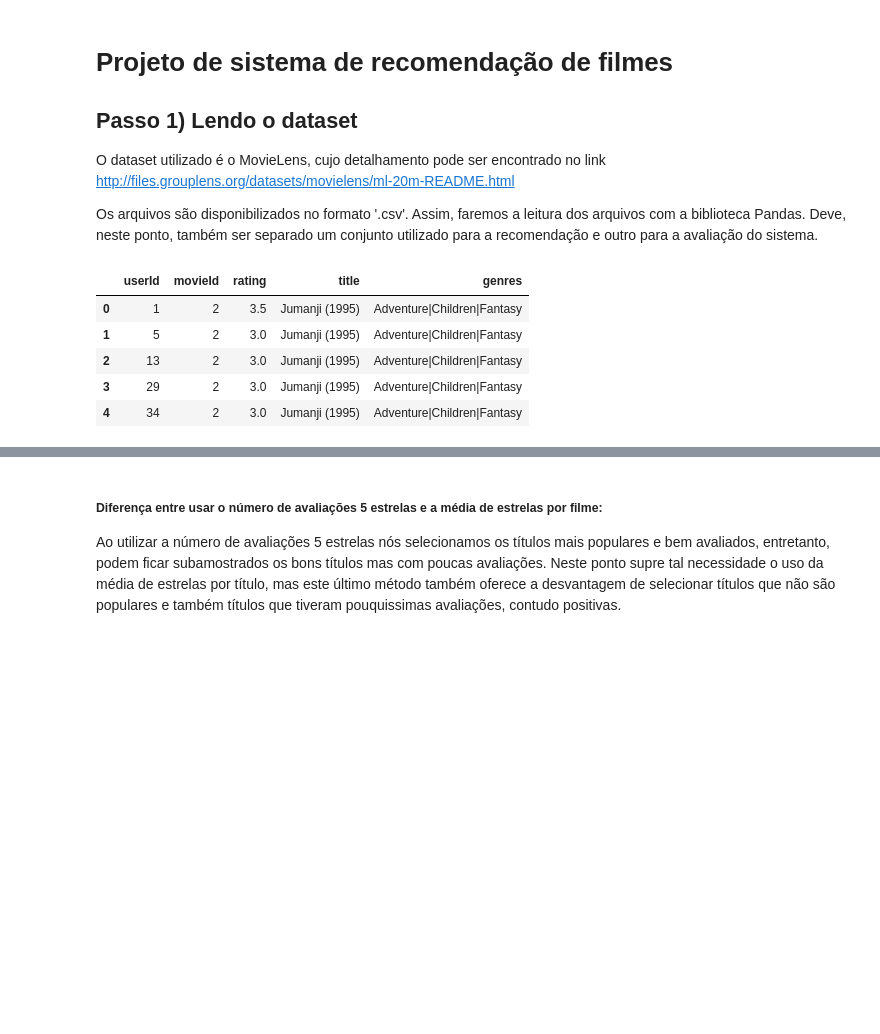
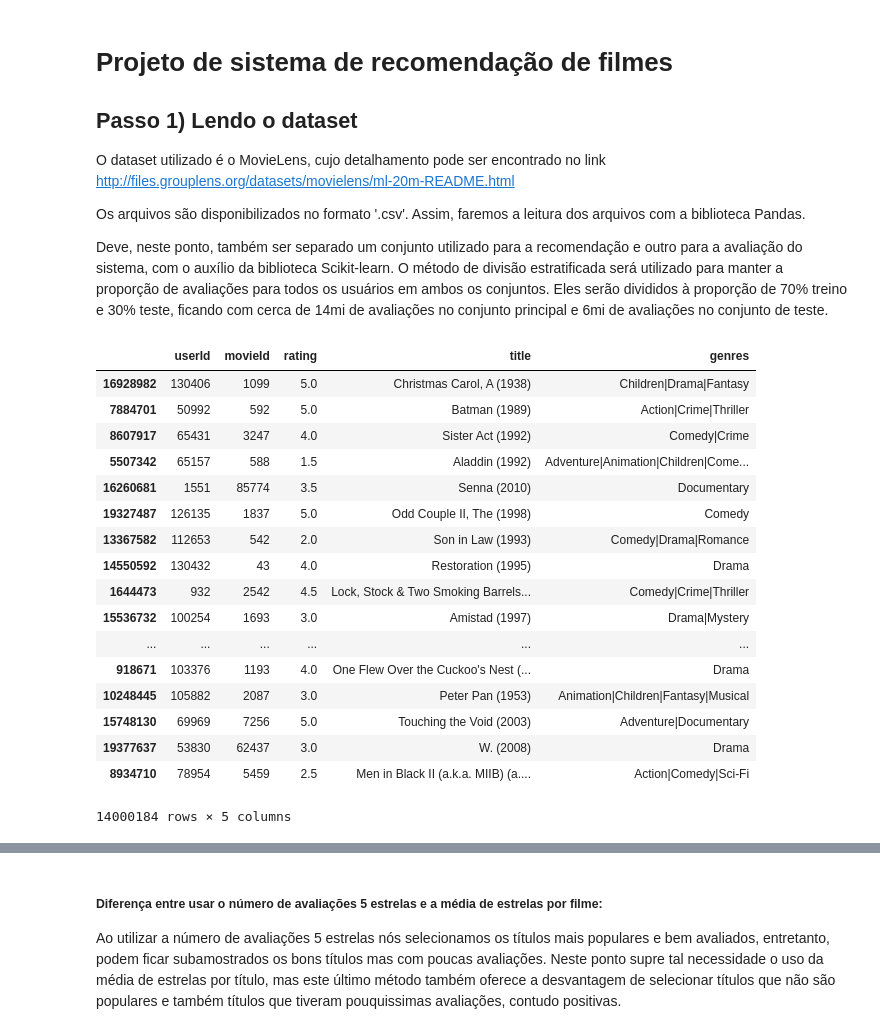
Before and after one commit to marivgonzales/recomendation_system, a Jupyter notebook: recomend_system.ipynb, the cells around one changed output, grey strips where cells are left out. Saved outputs shown, nothing was run; the diff lists cells and outputs as text; code cells hidden in the pictures; blank space fills up the shorter version.

Commit message:
Adding the evaluation step to both of documents

```diff
--- a/recomend_system.ipynb
+++ b/recomend_system.ipynb
@@ -5,7 +5,8 @@
 O dataset utilizado é o MovieLens, cujo detalhamento pode ser encontrado no link http://files.grouplens.org/datasets/movielens/ml-20m-README.html
 
 Os arquivos são disponibilizados no formato '.csv'. Assim, faremos a leitura dos arquivos com a biblioteca Pandas.
-Deve, neste ponto, também ser separado um conjunto utilizado para a recomendação e outro para a avaliação do sistema.
+
+Deve, neste ponto, também ser separado um conjunto utilizado para a recomendação e outro para a avaliação do sistema, com o auxílio da biblioteca Scikit-learn. O método de divisão estratificada será utilizado para manter a proporção de avaliações para todos os usuários em ambos os conjuntos. Eles serão divididos à proporção de 70% treino e 30% teste, ficando com cerca de 14mi de avaliações no conjunto principal e 6mi de avaliações no conjunto de teste.
 # %%
 # Importando os pacotes necessários
 import numpy as np
@@ -17,16 +19,35 @@ import re
 # %%
 # Lendo os arquivos
 ratings = pd.read_csv('ml-20m/ratings.csv')
 movies = pd.read_csv('ml-20m/movies.csv')
 #tags = pd.read_csv('ml-20m/tags.csv')
 
 # Mesclando os dados dos filmes com as avaliações
-ratings_movies = pd.merge(ratings, movies, on='movieId').drop('timestamp', axis=1)
-ratings_movies.head(5)
+ratings_movies_all = pd.merge(ratings, movies, on='movieId').drop('timestamp', axis=1)
+
+# Separando os índices para os conjuntos de treino e teste
+split = StratifiedShuffleSplit(n_splits=1,test_size=0.3)
+indices_train, indices_test = next(split.split(np.zeros(len(ratings_movies_all['userId'])), ratings_movies_all['userId']))
+
+# Definindo o conjunto de treino, ou principal
+ratings_movies = ratings_movies_all.iloc[indices_train]
+ratings_movies
 # %% [output]
 |  | userId | movieId | rating | title | genres |
-| 0 | 1 | 2 | 3.5 | Jumanji (1995) | Adventure|Children|Fantasy |
-| 1 | 5 | 2 | 3.0 | Jumanji (1995) | Adventure|Children|Fantasy |
-| 2 | 13 | 2 | 3.0 | Jumanji (1995) | Adventure|Children|Fantasy |
-| 3 | 29 | 2 | 3.0 | Jumanji (1995) | Adventure|Children|Fantasy |
-| 4 | 34 | 2 | 3.0 | Jumanji (1995) | Adventure|Children|Fantasy |
+| 16928982 | 130406 | 1099 | 5.0 | Christmas Carol, A (1938) | Children|Drama|Fantasy |
+| 7884701 | 50992 | 592 | 5.0 | Batman (1989) | Action|Crime|Thriller |
+| 8607917 | 65431 | 3247 | 4.0 | Sister Act (1992) | Comedy|Crime |
+| 5507342 | 65157 | 588 | 1.5 | Aladdin (1992) | Adventure|Animation|Children|Come... |
+| 16260681 | 1551 | 85774 | 3.5 | Senna (2010) | Documentary |
+| 19327487 | 126135 | 1837 | 5.0 | Odd Couple II, The (1998) | Comedy |
+| 13367582 | 112653 | 542 | 2.0 | Son in Law (1993) | Comedy|Drama|Romance |
+| 14550592 | 130432 | 43 | 4.0 | Restoration (1995) | Drama |
+| 1644473 | 932 | 2542 | 4.5 | Lock, Stock & Two Smoking Barrels... | Comedy|Crime|Thriller |
+| 15536732 | 100254 | 1693 | 3.0 | Amistad (1997) | Drama|Mystery |
+| ... | ... | ... | ... | ... | ... |
+| 918671 | 103376 | 1193 | 4.0 | One Flew Over the Cuckoo's Nest (... | Drama |
+| 10248445 | 105882 | 2087 | 3.0 | Peter Pan (1953) | Animation|Children|Fantasy|Musical |
+| 15748130 | 69969 | 7256 | 5.0 | Touching the Void (2003) | Adventure|Documentary |
+| 19377637 | 53830 | 62437 | 3.0 | W. (2008) | Drama |
+| 8934710 | 78954 | 5459 | 2.5 | Men in Black II (a.k.a. MIIB) (a.... | Action|Comedy|Sci-Fi |
+14000184 rows × 5 columns
```
Also changed, not shown: parts of 17 cells of this notebook.
